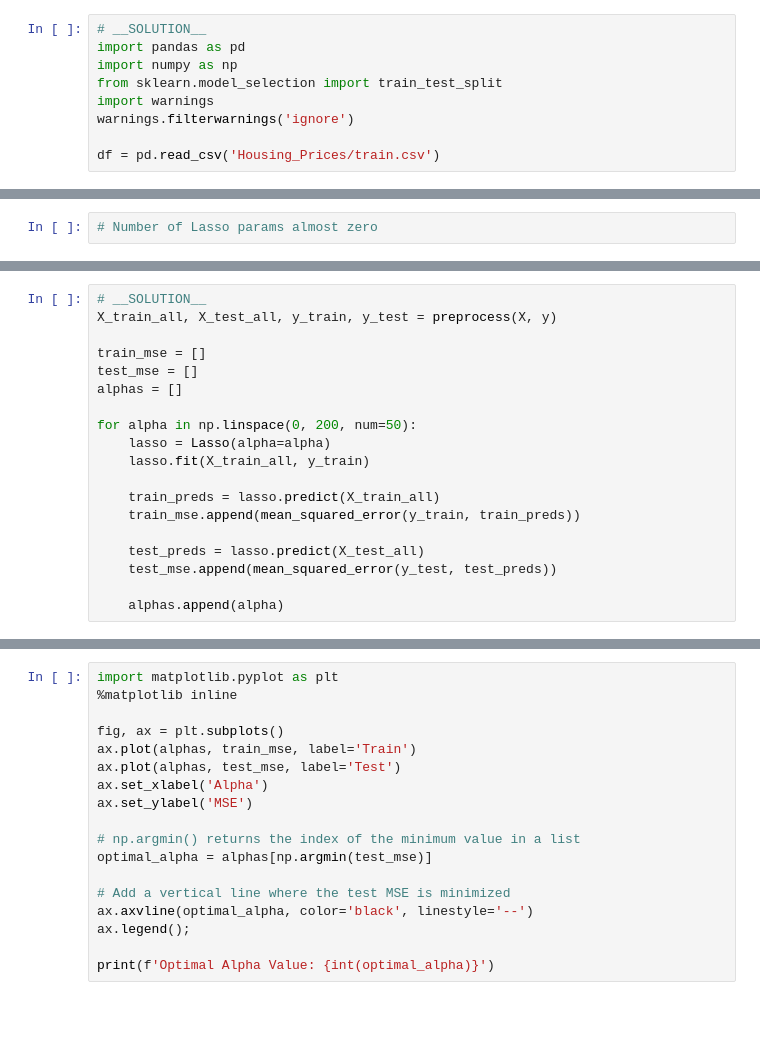
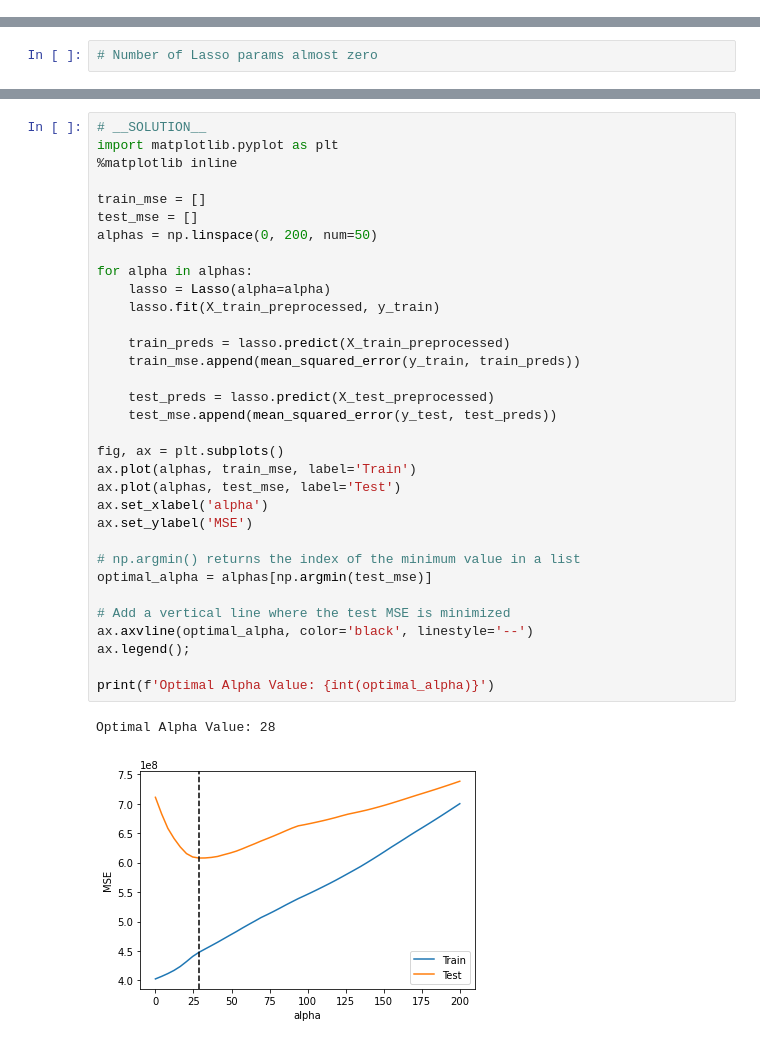
Before and after one commit to learn-co-curriculum/dsc-ridge-and-lasso-regression-lab, a Jupyter notebook: index.ipynb, the cells around one changed output, grey strips where cells are left out. Saved outputs shown, nothing was run; the diff lists cells and outputs as text; blank space fills up the shorter version.

Commit message:
focus on ridge and lasso, clean up files

```diff
--- a/index.ipynb
+++ b/index.ipynb
@@ -26,9 +49,0 @@ df = pd.read_csv('Housing_Prices/train.csv')
-# %%
-# __SOLUTION__
-import pandas as pd
-import numpy as np
-from sklearn.model_selection import train_test_split
-import warnings
-warnings.filterwarnings('ignore')
-
-df = pd.read_csv('Housing_Prices/train.csv')
@@ -496,19 +352,0 @@ for alpha in np.linspace(0, 200, num=50):
-# %%
-# __SOLUTION__
-X_train_all, X_test_all, y_train, y_test = preprocess(X, y)
-
-train_mse = []
-test_mse = []
-alphas = []
-
-for alpha in np.linspace(0, 200, num=50):
-    lasso = Lasso(alpha=alpha)
-    lasso.fit(X_train_all, y_train)
-
-    train_preds = lasso.predict(X_train_all)
-    train_mse.append(mean_squared_error(y_train, train_preds))
-
-    test_preds = lasso.predict(X_test_all)
-    test_mse.append(mean_squared_error(y_test, test_preds))
-
-    alphas.append(alpha)
@@ -515,18 +386,36 @@ for alpha in np.linspace(0, 200, num=50):
 # %%
+# __SOLUTION__
 import matplotlib.pyplot as plt
 %matplotlib inline
+
+train_mse = []
+test_mse = []
+alphas = np.linspace(0, 200, num=50)
+
+for alpha in alphas:
+    lasso = Lasso(alpha=alpha)
+    lasso.fit(X_train_preprocessed, y_train)
+
+    train_preds = lasso.predict(X_train_preprocessed)
+    train_mse.append(mean_squared_error(y_train, train_preds))
+
+    test_preds = lasso.predict(X_test_preprocessed)
+    test_mse.append(mean_squared_error(y_test, test_preds))
 
 fig, ax = plt.subplots()
 ax.plot(alphas, train_mse, label='Train')
 ax.plot(alphas, test_mse, label='Test')
-ax.set_xlabel('Alpha')
+ax.set_xlabel('alpha')
 ax.set_ylabel('MSE')
 
 # np.argmin() returns the index of the minimum value in a list
 optimal_alpha = alphas[np.argmin(test_mse)]
 
 # Add a vertical line where the test MSE is minimized
 ax.axvline(optimal_alpha, color='black', linestyle='--')
 ax.legend();
 
 print(f'Optimal Alpha Value: {int(optimal_alpha)}')
+# %% [output]
+Optimal Alpha Value: 28
+[figure, added]
```
Also changed, not shown: parts of 82 cells of this notebook, 12 other files.
